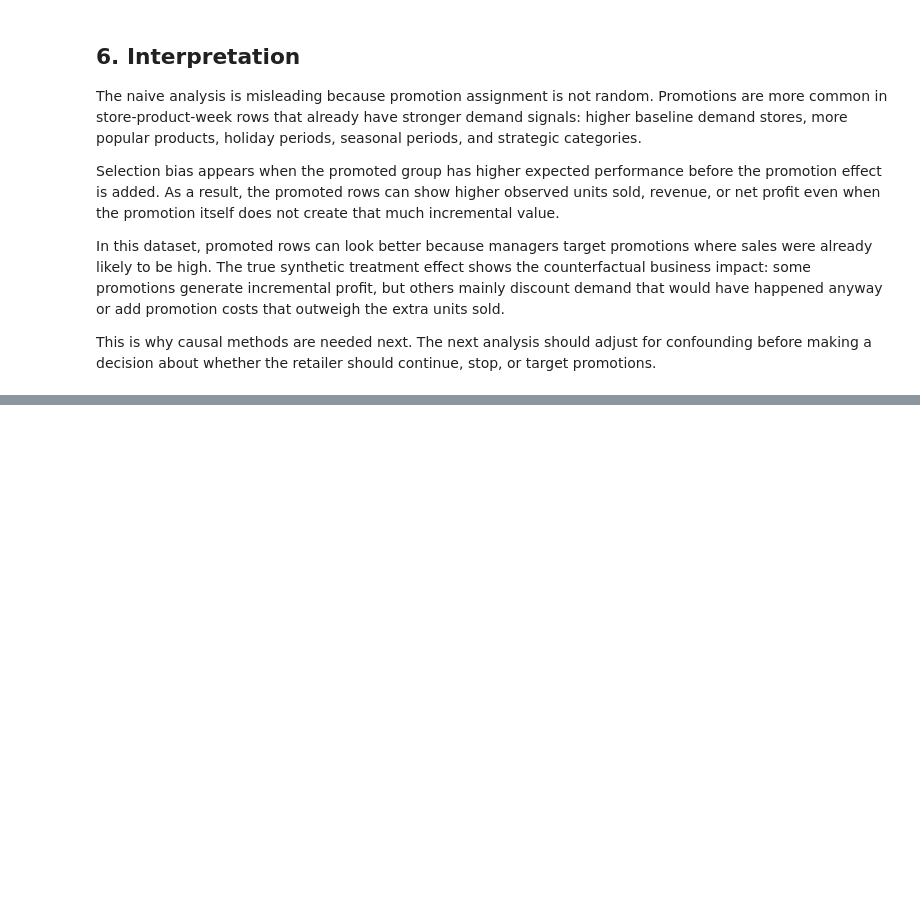
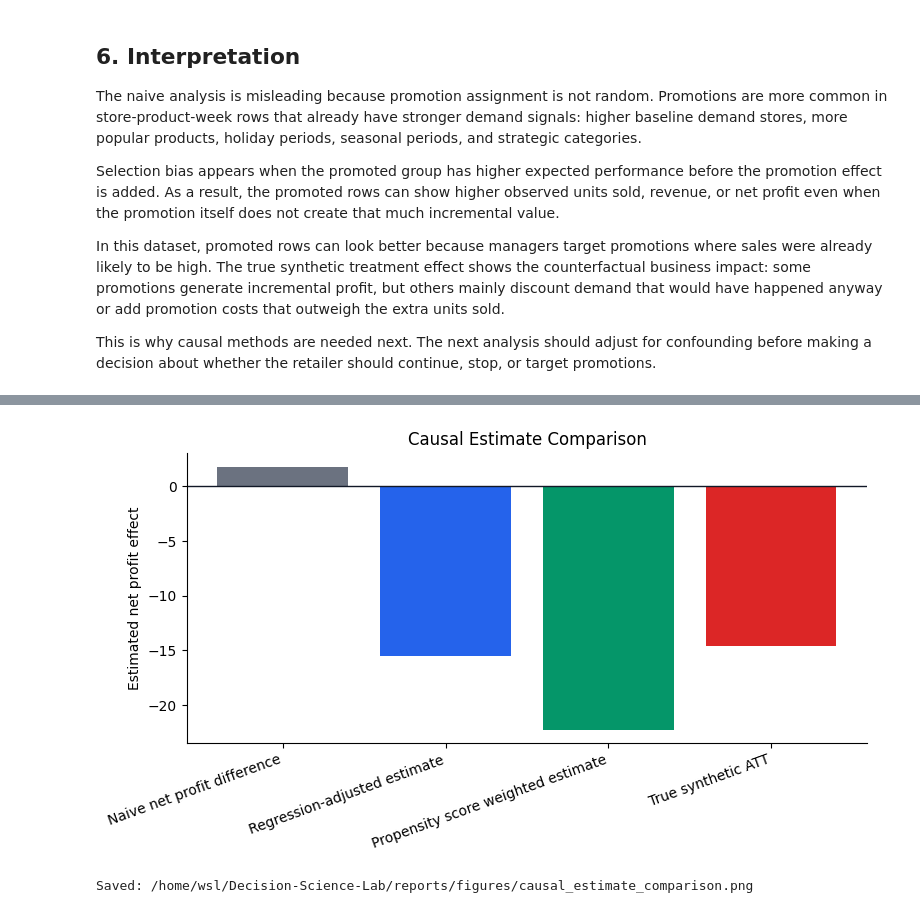
Before and after one commit to Freemlen/Decision-Science-Lab, a Jupyter notebook: notebooks/decision_science_lab_case_study.ipynb, the cells around one changed output, grey strips where cells are left out. Saved outputs shown, nothing was run; the diff lists cells and outputs as text; code cells hidden in the pictures; blank space fills up the shorter version.

```diff
--- a/notebooks/decision_science_lab_case_study.ipynb
+++ b/notebooks/decision_science_lab_case_study.ipynb
@@ -175,0 +298,22 @@ This is why causal methods are needed next. The next analysis should adjust for
+# %%
+X_regression = pd.get_dummies(
+    df[regression_feature_cols],
+    columns=categorical_covariates,
+    drop_first=True,
+    dtype=float,
+)
+y = df["net_profit"]
+
+regression_model = LinearRegression()
+regression_model.fit(X_regression, y)
+
+regression_adjusted_estimate = float(
+    regression_model.coef_[X_regression.columns.get_loc("promotion_flag")]
+)
+
+pd.DataFrame(
+    {
+        "term": ["promotion_flag"],
+        "regression_adjusted_estimate": [regression_adjusted_estimate],
+    }
+).round(2)
@@ -175,0 +562,25 @@ This is why causal methods are needed next. The next analysis should adjust for
+# %%
+fig, ax = plt.subplots(figsize=(8, 4.5))
+x_pos = np.arange(len(estimate_comparison))
+colors = ["#6B7280", "#2563EB", "#059669", "#DC2626"]
+ax.bar(
+    x_pos,
+    estimate_comparison["net_profit_effect"],
+    color=colors,
+)
+ax.axhline(0, color="#111827", linewidth=1)
+ax.set_title("Causal Estimate Comparison")
+ax.set_ylabel("Estimated net profit effect")
+ax.set_xticks(x_pos)
+ax.set_xticklabels(estimate_comparison["estimate"], rotation=20, ha="right")
+ax.spines[["top", "right"]].set_visible(False)
+
+figure_path = FIGURE_DIR / "causal_estimate_comparison.png"
+fig.tight_layout()
+fig.savefig(figure_path, dpi=150, bbox_inches="tight")
+plt.show()
+
+print(f"Saved: {figure_path}")
+# %% [output]
+[figure, added]
+Saved: /home/wsl/Decision-Science-Lab/reports/figures/causal_estimate_comparison.png
```
Also changed, not shown: parts of 27 cells of this notebook, 4 other files.
